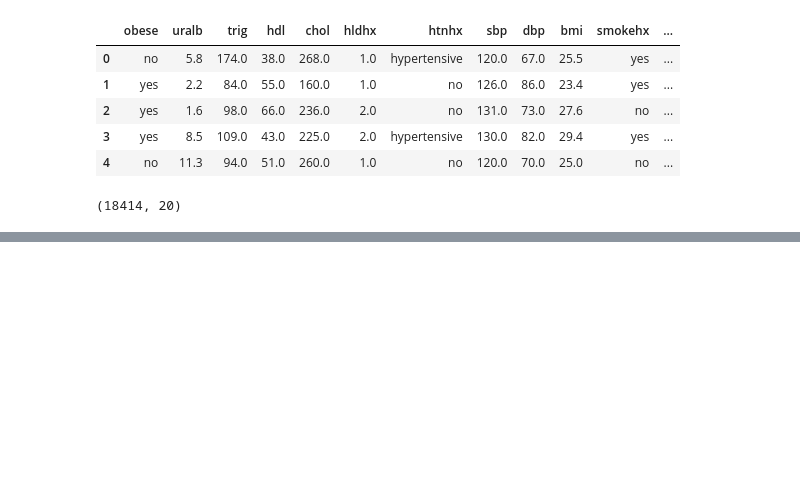
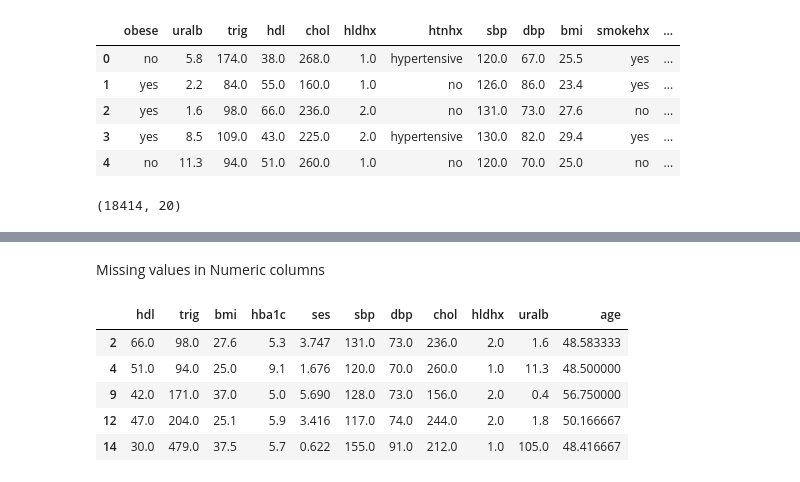
Before and after one commit to jibinmathew69/Nhanes, a Jupyter notebook: Nhanes3.ipynb, the cells around one changed output, grey strips where cells are left out. Drawn from its saved outputs; the diff is of its cells as text; code cells hidden in the pictures; blank space fills up the shorter version.

```diff
--- a/Nhanes3.ipynb
+++ b/Nhanes3.ipynb
@@ -62,0 +210,11 @@ data.shape
+# %% [markdown]
+Missing values in Numeric columns
+# %%
+data[numerical_columns].head()
+# %% [output]
+|  | hdl | trig | bmi | hba1c | ses | sbp | dbp | chol | hldhx | uralb | age |
+| 2 | 66.0 | 98.0 | 27.6 | 5.3 | 3.747 | 131.0 | 73.0 | 236.0 | 2.0 | 1.6 | 48.583333 |
+| 4 | 51.0 | 94.0 | 25.0 | 9.1 | 1.676 | 120.0 | 70.0 | 260.0 | 1.0 | 11.3 | 48.500000 |
+| 9 | 42.0 | 171.0 | 37.0 | 5.0 | 5.690 | 128.0 | 73.0 | 156.0 | 2.0 | 0.4 | 56.750000 |
+| 12 | 47.0 | 204.0 | 25.1 | 5.9 | 3.416 | 117.0 | 74.0 | 244.0 | 2.0 | 1.8 | 50.166667 |
+| 14 | 30.0 | 479.0 | 37.5 | 5.7 | 0.622 | 155.0 | 91.0 | 212.0 | 1.0 | 105.0 | 48.416667 |
```
Also changed, not shown: parts of 36 cells of this notebook.
